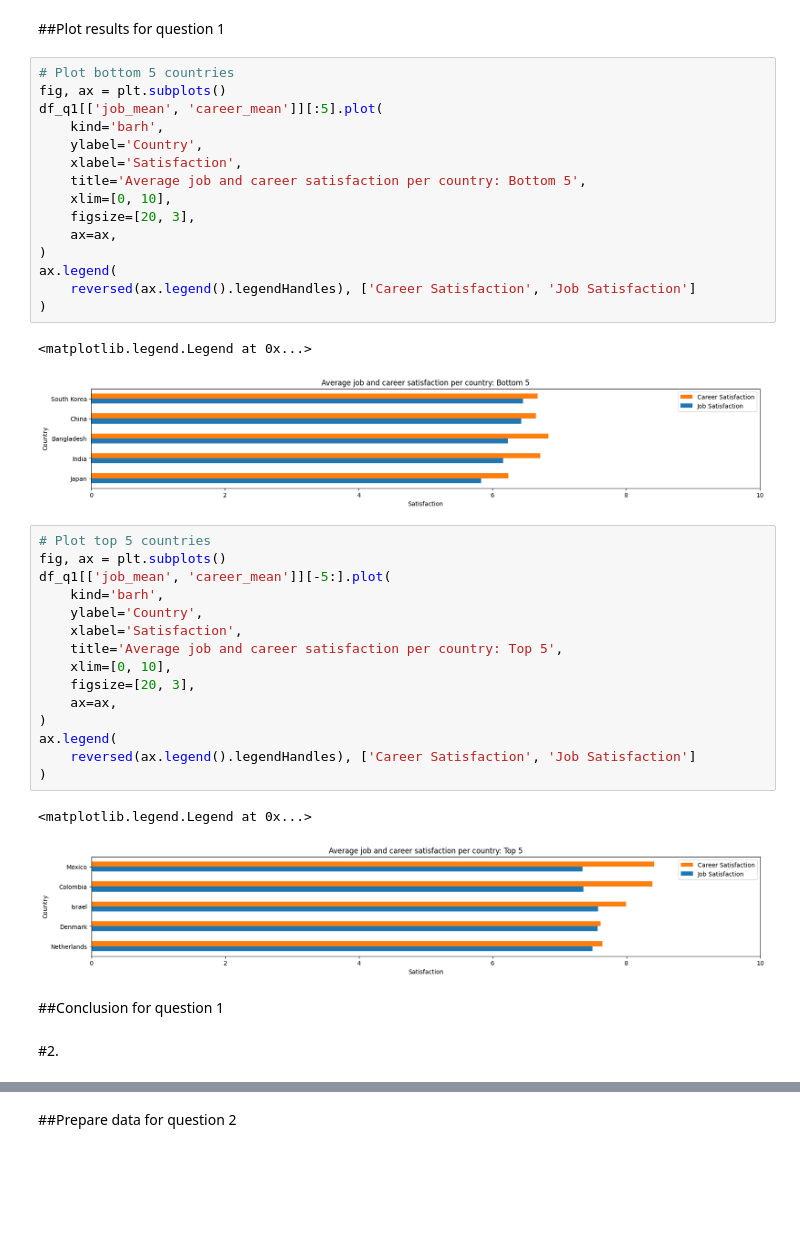
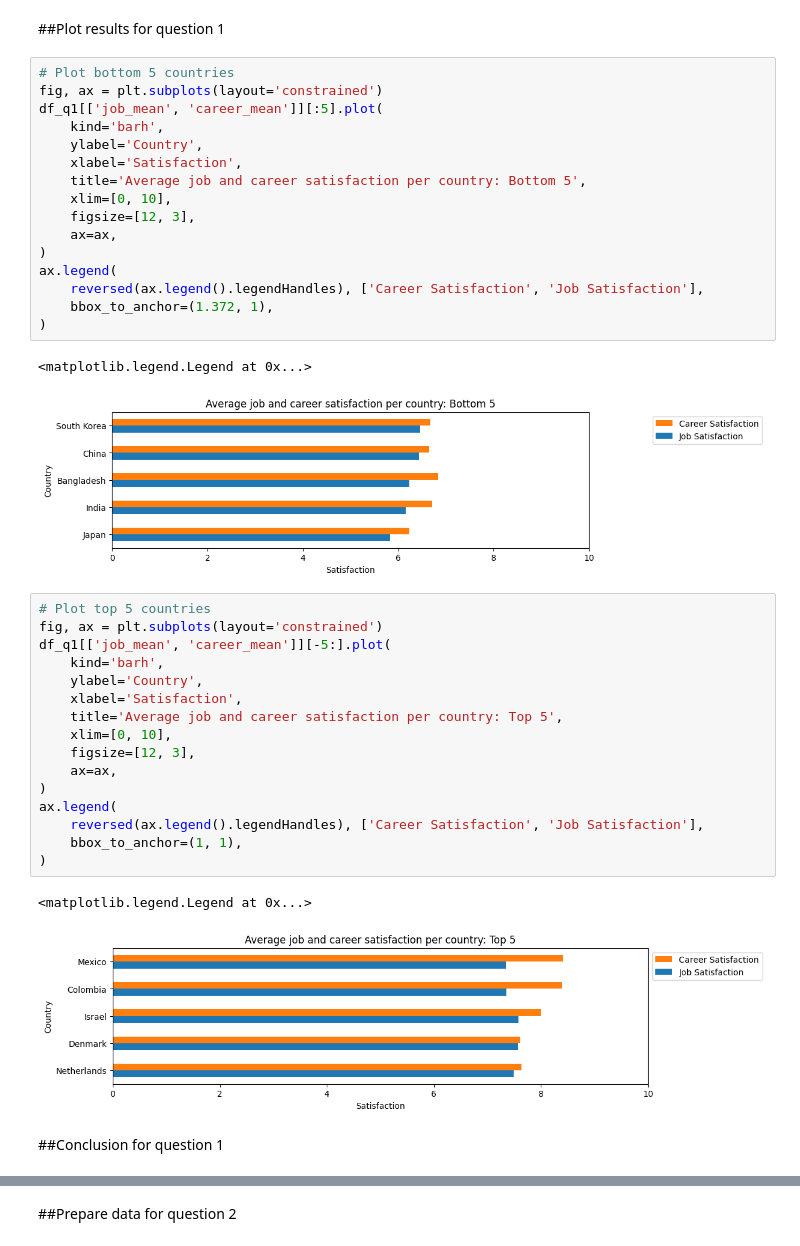
Before and after one commit to GianMan89/stackoverflow_survey_2017, a Jupyter notebook: src/nb_analysis.ipynb, the cells around one changed output, grey strips where cells are left out. Saved outputs shown, nothing was run; the diff lists cells and outputs as text; blank space fills up the shorter version.

```diff
--- a/src/nb_analysis.ipynb
+++ b/src/nb_analysis.ipynb
@@ -184,41 +200,41 @@ df_q1.head()
 ##Plot results for question 1
 # %%
 # Plot bottom 5 countries
-fig, ax = plt.subplots()
+fig, ax = plt.subplots(layout='constrained')
 df_q1[['job_mean', 'career_mean']][:5].plot(
     kind='barh',
     ylabel='Country',
     xlabel='Satisfaction',
     title='Average job and career satisfaction per country: Bottom 5',
     xlim=[0, 10],
-    figsize=[20, 3],
+    figsize=[12, 3],
     ax=ax,
 )
 ax.legend(
-    reversed(ax.legend().legendHandles), ['Career Satisfaction', 'Job Satisfaction']
+    reversed(ax.legend().legendHandles), ['Career Satisfaction', 'Job Satisfaction'],
+    bbox_to_anchor=(1.372, 1),
 )
 # %% [output]
 <matplotlib.legend.Legend at 0x...>
-[figure, old version]
+[figure, new version]
 # %%
 # Plot top 5 countries
-fig, ax = plt.subplots()
+fig, ax = plt.subplots(layout='constrained')
 df_q1[['job_mean', 'career_mean']][-5:].plot(
     kind='barh',
     ylabel='Country',
     xlabel='Satisfaction',
     title='Average job and career satisfaction per country: Top 5',
     xlim=[0, 10],
-    figsize=[20, 3],
+    figsize=[12, 3],
     ax=ax,
 )
 ax.legend(
-    reversed(ax.legend().legendHandles), ['Career Satisfaction', 'Job Satisfaction']
+    reversed(ax.legend().legendHandles), ['Career Satisfaction', 'Job Satisfaction'],
+    bbox_to_anchor=(1, 1),
 )
 # %% [output]
 <matplotlib.legend.Legend at 0x...>
-[figure, old version]
+[figure, new version]
 # %% [markdown]
 ##Conclusion for question 1
-# %% [markdown]
-#2.
```
Also changed, not shown: parts of 28 cells of this notebook.
